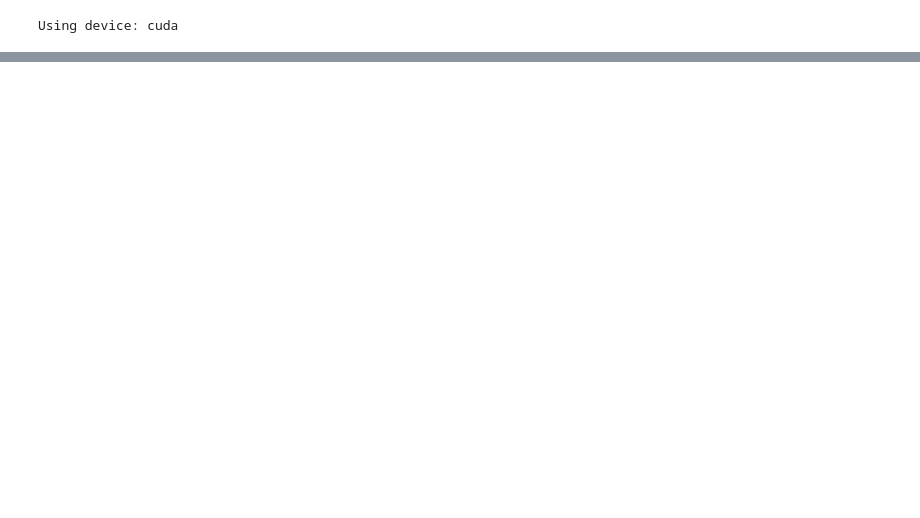
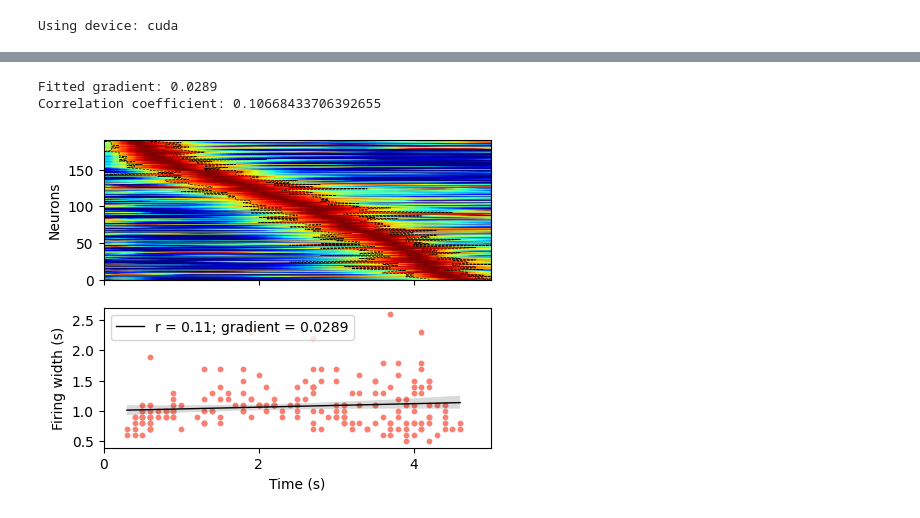
Before and after one commit to qrsyu/STCell, a Jupyter notebook: code/spacetime_task.ipynb, the cells around one changed output, grey strips where cells are left out. Cells and saved outputs as stored; diff of their text form; code cells hidden in the pictures; blank space fills up the shorter version.

```diff
--- a/code/spacetime_task.ipynb
+++ b/code/spacetime_task.ipynb
@@ -247,0 +221,6 @@ plt_fig = plot_realpart_heatmap(eigen_c, rmax=2) # Default of using the first ba
+# %%
+### Compute the Jacobian stability over time ###
+from theory_exp.jacobian import compute_jacobian_over_time2
+exp_vectors = torch.tensor(data['test_labels'], dtype=torch.float32).to(device)
+
+max_real_c, _, eigen_c, _ = compute_jacobian_over_time2(rnn, exp_vectors, return_full_spectrum=True) # (B, T,) (B, T,)
@@ -403,0 +425,31 @@ Fitted gradient: 0.1581
+# %%
+fig, axs = plt.subplots(2, 1, figsize=(5, 4), sharex=True)
+_, fig, axs[0] = plt_hs(norm_hs[:, (firing_starts >= 0) & (firing_ends <= 5)],
+                    min_fr=0.1, fig=fig, ax=axs[0])
+
+select_idx = np.where((firing_starts >= 0) & (firing_ends <= 5))[0]
+# Draw dashed lines at firing starts and ends
+dashed_starts, dashed_ends, y = [], [], []
+for idx, i in enumerate(select_idx):
+    if (firing_starts[i] >= 0) and (firing_ends[i] <= 5):
+        dashed_starts.append(firing_starts[i])
+        dashed_ends.append(firing_ends[i])
+        y.append(idx)
+axs[0].plot(dashed_starts[::-1], y, color='black', linestyle='--', linewidth=0.5)
+axs[0].plot(dashed_ends[::-1], y, color='black', linestyle='--', linewidth=0.5)
+axs[0].set_xlim(0, 5)
+
+axs[1].scatter(max_time_pts[(firing_starts >= 0) & (firing_ends <= 5)],
+            firing_widths[(firing_starts >= 0) & (firing_ends <= 5)],
+            c='salmon', s=10)
+plt_corr(max_time_pts[(firing_starts >= 0) & (firing_ends <= 5)],
+         firing_widths[(firing_starts >= 0) & (firing_ends <= 5)],
+         fig=fig, ax=axs[1])
+plt.legend()
+axs[1].set_xlabel('Time (s)')
+axs[1].set_ylabel("Firing width (s)")
+plt.savefig(f'../output/firing_width_vs_time(RealModel-{load_data_type})_part1.png', transparent=True)
+# %% [output]
+Fitted gradient: 0.0289
+Correlation coefficient: 0.10668433706392655
+[figure, added]
```
Also changed, not shown: parts of 24 cells of this notebook, 7 other files.
